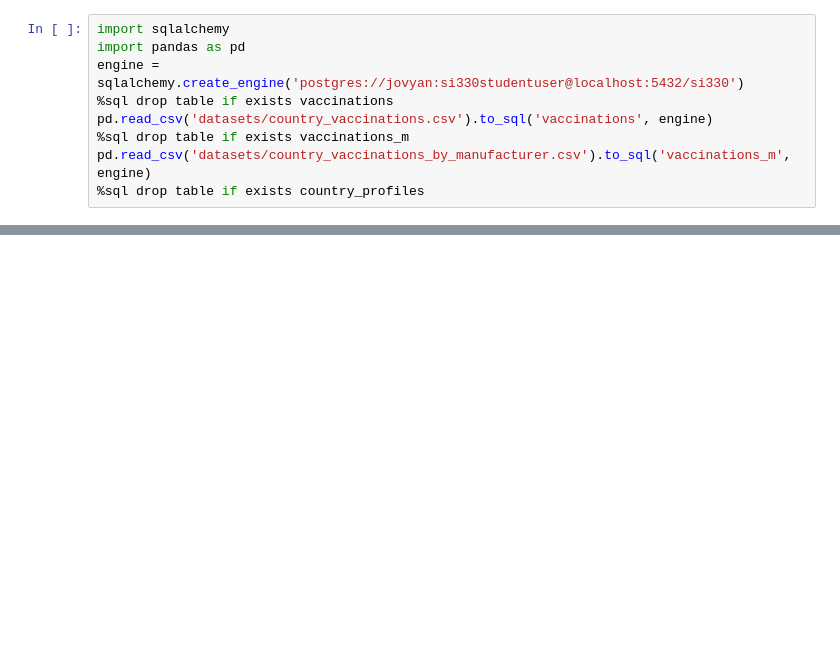
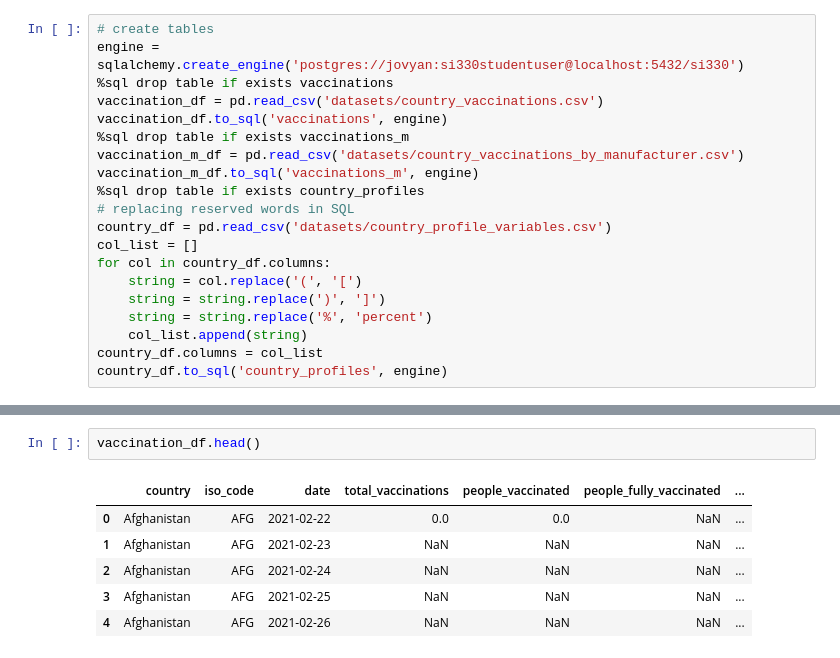
Before and after one commit to chiujess/si330-final, a Jupyter notebook: final.ipynb, the cells around one changed output, grey strips where cells are left out. Drawn from its saved outputs; the diff is of its cells as text; blank space fills up the shorter version.

```diff
--- a/final.ipynb
+++ b/final.ipynb
@@ -4,14 +6,25 @@
 # %% [output]
 'Connected: jovyan@si330'
 # %%
-import sqlalchemy
-import pandas as pd
+# create tables
 engine = sqlalchemy.create_engine('postgres://jovyan:si330studentuser@localhost:5432/si330')
 %sql drop table if exists vaccinations
-pd.read_csv('datasets/country_vaccinations.csv').to_sql('vaccinations', engine)
+vaccination_df = pd.read_csv('datasets/country_vaccinations.csv')
+vaccination_df.to_sql('vaccinations', engine)
 %sql drop table if exists vaccinations_m
-pd.read_csv('datasets/country_vaccinations_by_manufacturer.csv').to_sql('vaccinations_m', engine)
+vaccination_m_df = pd.read_csv('datasets/country_vaccinations_by_manufacturer.csv')
+vaccination_m_df.to_sql('vaccinations_m', engine)
 %sql drop table if exists country_profiles
+# replacing reserved words in SQL
+country_df = pd.read_csv('datasets/country_profile_variables.csv')
+col_list = []
+for col in country_df.columns:
+    string = col.replace('(', '[')
+    string = string.replace(')', ']')
+    string = string.replace('%', 'percent')
+    col_list.append(string)
+country_df.columns = col_list
+country_df.to_sql('country_profiles', engine)
 # %% [output]
  * postgres://jovyan:***@localhost:5432/si330
 Done.
@@ -47,0 +35,9 @@ Done.
+# %%
+vaccination_df.head()
+# %% [output]
+|  | country | iso_code | date | total_vaccinations | people_vaccinated | people_fully_vaccinated | ... |
+| 0 | Afghanistan | AFG | 2021-02-22 | 0.0 | 0.0 | NaN | ... |
+| 1 | Afghanistan | AFG | 2021-02-23 | NaN | NaN | NaN | ... |
+| 2 | Afghanistan | AFG | 2021-02-24 | NaN | NaN | NaN | ... |
+| 3 | Afghanistan | AFG | 2021-02-25 | NaN | NaN | NaN | ... |
+| 4 | Afghanistan | AFG | 2021-02-26 | NaN | NaN | NaN | ... |
```
Also changed, not shown: parts of 14 cells of this notebook, 3 other files.
